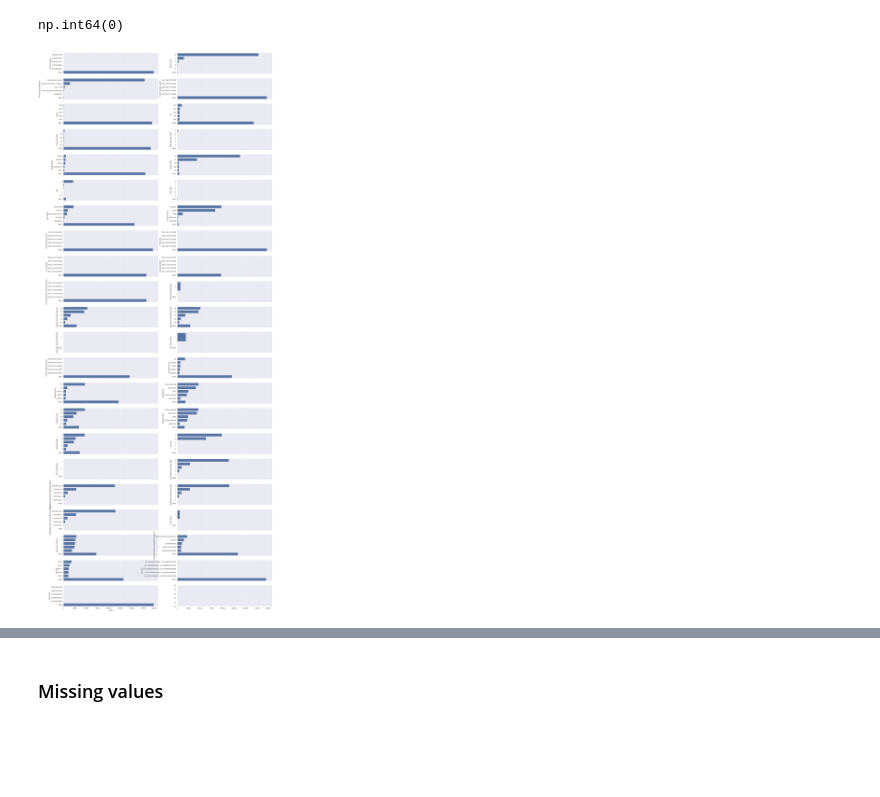
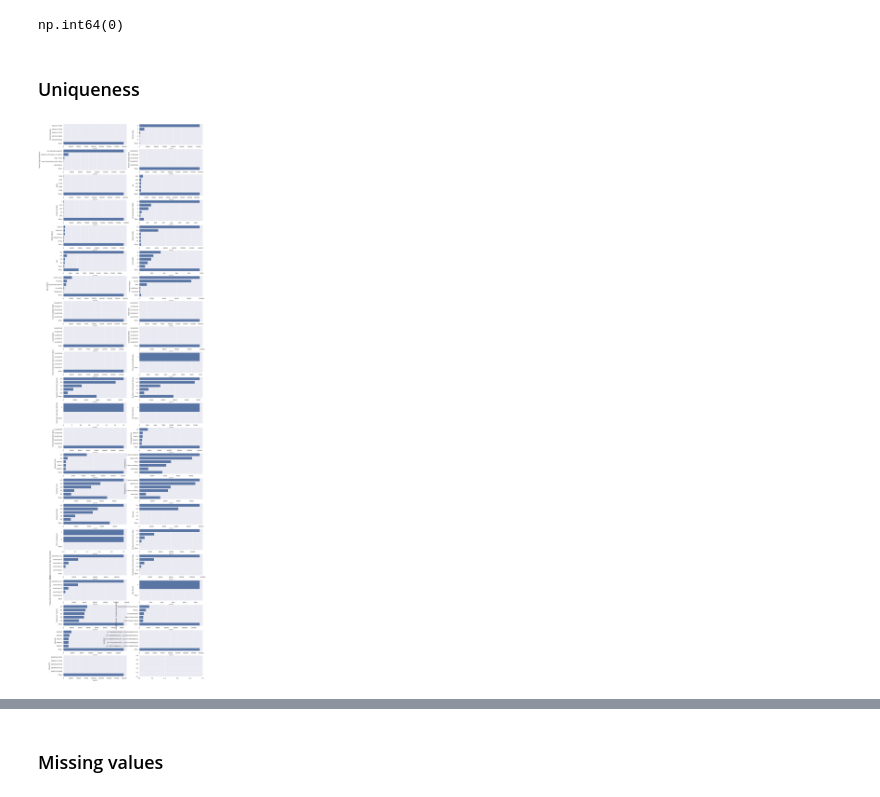
Before and after one commit to tomaz-suller/diq, a Jupyter notebook: notebooks/0-tomaz-suller-exploration.ipynb, the cells around one changed output, grey strips where cells are left out. Saved outputs shown, nothing was run; the diff lists cells and outputs as text; code cells hidden in the pictures; blank space fills up the shorter version.

```diff
--- a/notebooks/0-tomaz-suller-exploration.ipynb
+++ b/notebooks/0-tomaz-suller-exploration.ipynb
@@ -197,23 +201,23 @@ memory usage: 68.1 MB
 df.duplicated().sum()
 # %% [output]
 np.int64(0)
+# %% [markdown]
+### Uniqueness
 # %%
 fig, axes = plt.subplots(
     ncols=2,
     nrows=len(df.columns)//2 + 1,
-    figsize=(30, 80),
-    sharex=True,
-    sharey=False,
+    figsize=(20, 80),
 )
 axes = axes.ravel()
 for ax, column in tqdm(zip(axes, df), total=df.shape[1]):
     counts = df[column].value_counts(sort=True, ascending=False)
-    plot_counts = counts[:5]
-    plot_counts["Other"] = counts[5:].sum()
+    plot_counts = counts.iloc[:5]
+    plot_counts["Other"] = counts.iloc[5:].sum()
     sns.barplot(
         plot_counts,
         orient="h",
         ax=ax,
     )
 # %% [output]
-[figure, old version]
+[figure, new version]
```
Also changed, not shown: parts of 7 cells of this notebook.
